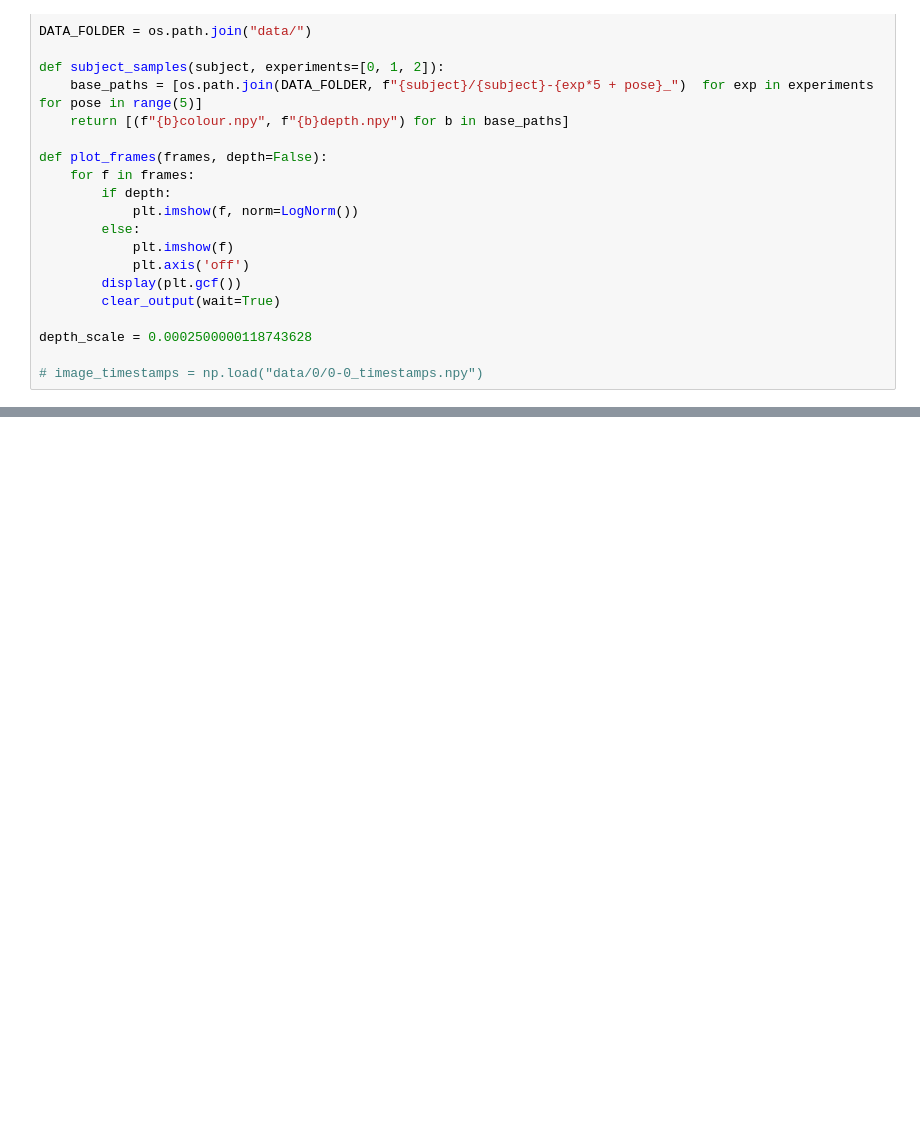
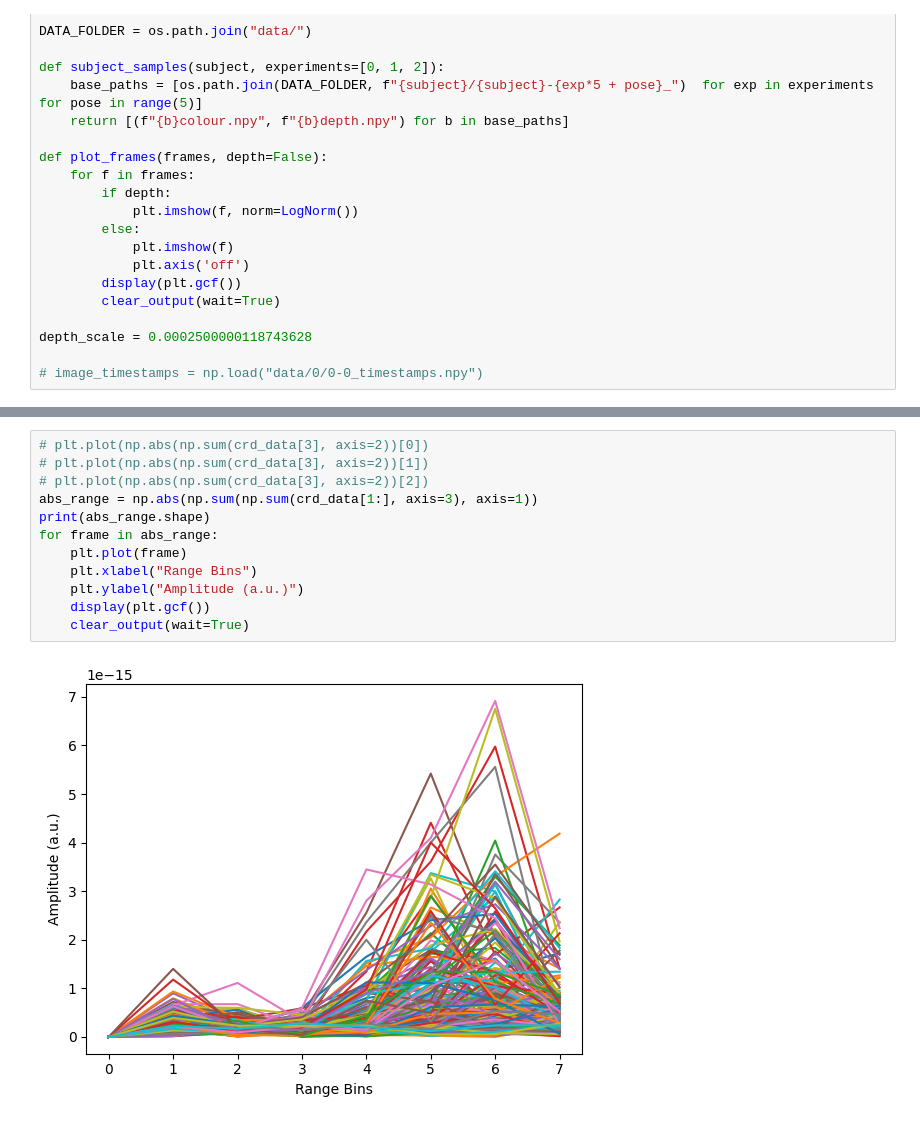
Before and after one commit to StergiousAji/mmFace-3D-Face-Recognition-using-RGB-and-mmWave-Radar, a Jupyter notebook: src/Soli/soli_realsense/test.ipynb, the cells around one changed output, grey strips where cells are left out. Saved outputs shown, nothing was run; the diff lists cells and outputs as text; blank space fills up the shorter version.

```diff
--- a/src/Soli/soli_realsense/test.ipynb
+++ b/src/Soli/soli_realsense/test.ipynb
@@ -172,0 +182,14 @@ plot_crd_data(crd_data)
+# %%
+# plt.plot(np.abs(np.sum(crd_data[3], axis=2))[0])
+# plt.plot(np.abs(np.sum(crd_data[3], axis=2))[1])
+# plt.plot(np.abs(np.sum(crd_data[3], axis=2))[2])
+abs_range = np.abs(np.sum(np.sum(crd_data[1:], axis=3), axis=1))
+print(abs_range.shape)
+for frame in abs_range:
+    plt.plot(frame)
+    plt.xlabel("Range Bins")
+    plt.ylabel("Amplitude (a.u.)")
+    display(plt.gcf())
+    clear_output(wait=True)
+# %% [output]
+[figure, added]
```
Also changed, not shown: parts of 4 cells of this notebook, 3 other files.
